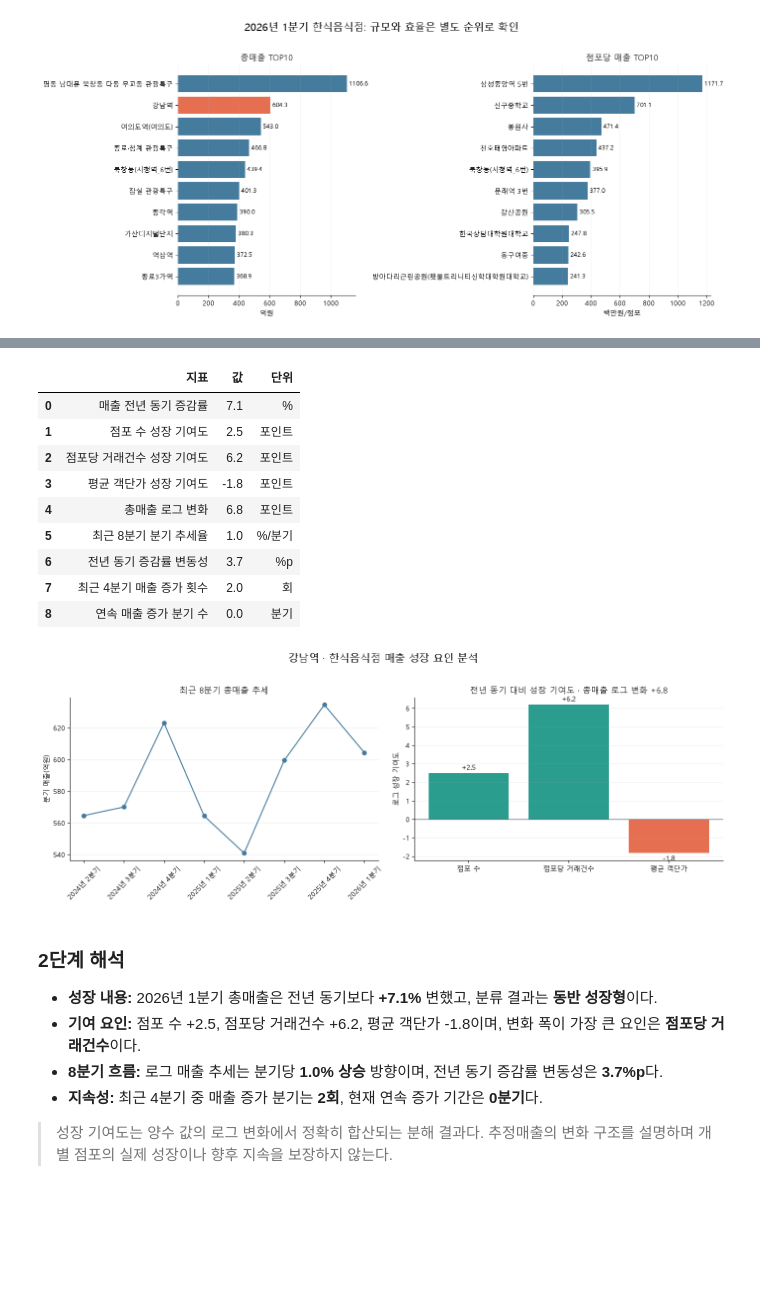
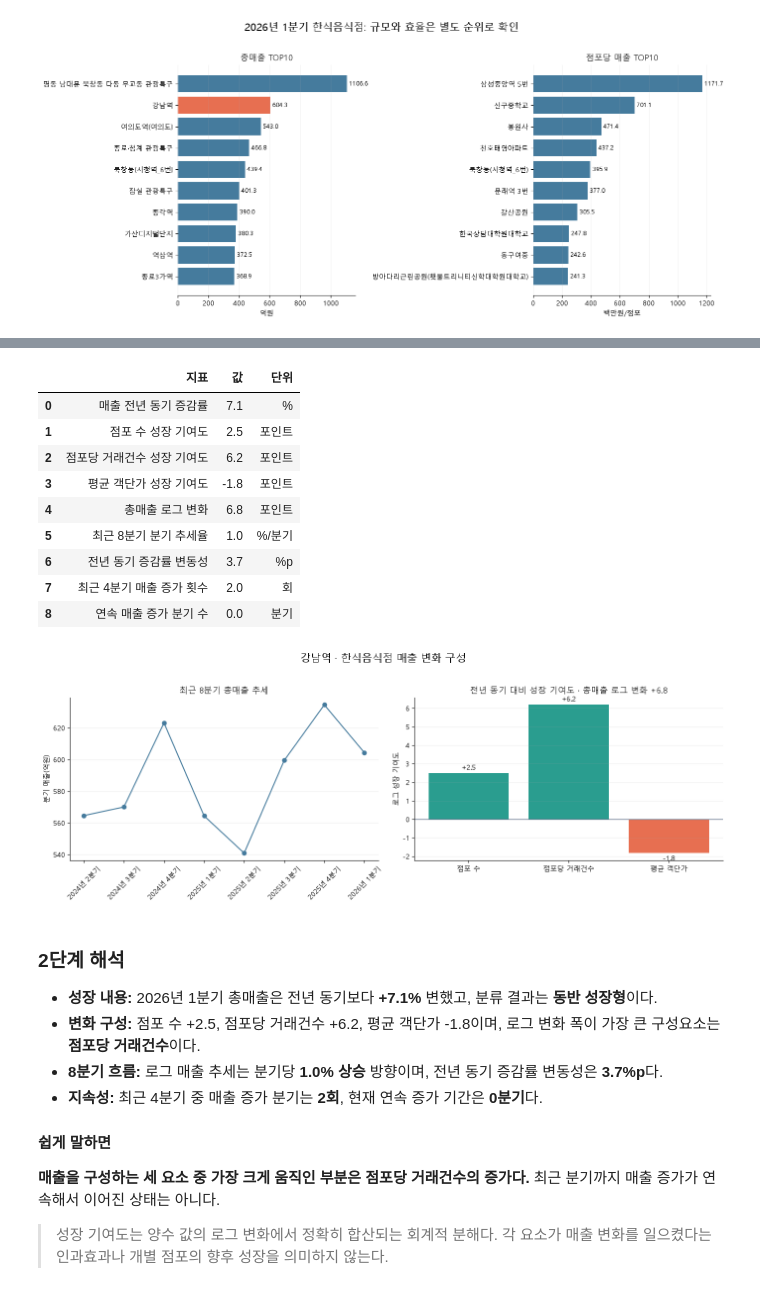
Before and after one commit to scksh/seoul_commerce, a Jupyter notebook: analysis/analysis.ipynb, the cells around one changed output, grey strips where cells are left out. Drawn from its saved outputs; the diff is of its cells as text; code cells hidden in the pictures; blank space fills up the shorter version.

```diff
--- a/analysis/analysis.ipynb
+++ b/analysis/analysis.ipynb
@@ -388,15 +539,18 @@ trend_slope = np.polyfit(np.arange(len(trend_df)), np.log(trend_df["분기_매
 quarterly_trend_rate = 100 * np.expm1(trend_slope)
 yoy_volatility = trend_df["매출_전년동기_증감률"].std(ddof=0)
 # %%
-numeric_result_df = pd.DataFrame([
+numeric_rows = [
     ("매출 전년 동기 증감률", current_row["매출_전년동기_증감률"], "%"),
-    *[(f"{label} 성장 기여도", value, "포인트") for label, value in zip(factor_labels, log_contributions)],
+    ("점포 수 성장 기여도", store_contribution, "포인트"),
+    ("점포당 거래건수 성장 기여도", transaction_contribution, "포인트"),
+    ("평균 객단가 성장 기여도", ticket_contribution, "포인트"),
     ("총매출 로그 변화", total_log_change, "포인트"),
     ("최근 8분기 분기 추세율", quarterly_trend_rate, "%/분기"),
     ("전년 동기 증감률 변동성", yoy_volatility, "%p"),
     ("최근 4분기 매출 증가 횟수", current_row["최근_4분기_매출_증가_횟수"], "회"),
     ("연속 매출 증가 분기 수", current_row["연속_매출_증가_분기_수"], "분기"),
-], columns=["지표", "값", "단위"])
+]
+numeric_result_df = pd.DataFrame(numeric_rows, columns=["지표", "값", "단위"])
 display(numeric_result_df.style.format({"값": "{:,.1f}"}))
 
 fig, axes = plt.subplots(1, 2, figsize=(14, 5))
@@ -404,8 +558,10 @@ axes[0].plot(trend_df["분기_표시"], trend_df["분기_매출_금액"] / 100_0
 axes[0].set(title="최근 8분기 총매출 추세", ylabel="분기 매출(억원)")
 axes[0].tick_params(axis="x", rotation=45)
 
-colors = np.where(contribution_df["로그 성장 기여도"].ge(0), "#2A9D8F", "#E76F51")
-bars = axes[1].bar(contribution_df["성장 요인"], contribution_df["로그 성장 기여도"], color=colors)
+colors = []
+for value in contribution_df["로그 성장 기여도"]:
+    colors.append("#2A9D8F" if value >= 0 else "#E76F51")
+bars = axes[1].bar(contribution_df["구성 요소"], contribution_df["로그 성장 기여도"], color=colors)
 axes[1].bar_label(bars, fmt="%+.1f", padding=3)
 axes[1].axhline(0, color="#64748B", linewidth=1)
 axes[1].set(
@@ -414,48 +570,61 @@ axes[1].set(
 )
 for ax in axes:
     ax.grid(axis="y", alpha=0.2)
     ax.spines[["top", "right"]].set_visible(False)
 
-fig.suptitle(f"{selected_trade_area} · {selected_industry} 매출 성장 요인 분석", fontsize=15, y=1.03)
+fig.suptitle(f"{selected_trade_area} · {selected_industry} 매출 변화 구성", fontsize=15, y=1.03)
 fig.tight_layout()
 plt.show()
 
 sales_yoy_rate = current_row["매출_전년동기_증감률"]
 recent_growth_count = int(current_row["최근_4분기_매출_증가_횟수"])
 consecutive_growth_quarters = int(current_row["연속_매출_증가_분기_수"])
-main_driver = contribution_df.loc[contribution_df["로그 성장 기여도"].abs().idxmax(), "성장 요인"]
-contribution_text = ", ".join(
-    f"{row['성장 요인']} {row['로그 성장 기여도']:+.1f}"
-    for _, row in contribution_df.iterrows()
-)
+largest_component_row = contribution_df.loc[contribution_df["로그 성장 기여도"].abs().idxmax()]
+largest_component = largest_component_row["구성 요소"]
+largest_component_direction = "증가" if largest_component_row["로그 성장 기여도"] >= 0 else "감소"
+contribution_parts = []
+for _, row in contribution_df.iterrows():
+    text = f"{row['구성 요소']} {row['로그 성장 기여도']:+.1f}"
+    contribution_parts.append(text)
+contribution_text = ", ".join(contribution_parts)
 trend_direction = "상승" if quarterly_trend_rate >= 0 else "하락"
+if consecutive_growth_quarters > 0:
+    continuity_summary = f"최근 {consecutive_growth_quarters}분기 연속으로 매출이 늘었다."
+else:
+    continuity_summary = "최근 분기까지 매출 증가가 연속해서 이어진 상태는 아니다."
 display(Markdown(
     f"""### 2단계 해석
 - **성장 내용:** {reference_period_label} 총매출은 전년 동기보다 **{sales_yoy_rate:+.1f}%** 변했고, 분류 결과는 **{growth_type}**이다.
-- **기여 요인:** {contribution_text}이며, 변화 폭이 가장 큰 요인은 **{main_driver}**이다.
+- **변화 구성:** {contribution_text}이며, 로그 변화 폭이 가장 큰 구성요소는 **{largest_component}**이다.
 - **8분기 흐름:** 로그 매출 추세는 분기당 **{abs(quarterly_trend_rate):.1f}% {trend_direction}** 방향이며, 전년 동기 증감률 변동성은 **{yoy_volatility:.1f}%p**다.
 - **지속성:** 최근 4분기 중 매출 증가 분기는 **{recent_growth_count}회**, 현재 연속 증가 기간은 **{consecutive_growth_quarters}분기**다.
 
-> 성장 기여도는 양수 값의 로그 변화에서 정확히 합산되는 분해 결과다. 추정매출의 변화 구조를 설명하며 개별 점포의 실제 성장이나 향후 지속을 보장하지 않는다."""
+#### 쉽게 말하면
+**매출을 구성하는 세 요소 중 가장 크게 움직인 부분은 {largest_component}의 {largest_component_direction}다.** {continuity_summary}
+
+> 성장 기여도는 양수 값의 로그 변화에서 정확히 합산되는 회계적 분해다. 각 요소가 매출 변화를 일으켰다는 인과효과나 개별 점포의 향후 성장을 의미하지 않는다."""
 ))
 # %% [output]
 |  | 지표 | 값 | 단위 |
 | 0 | 매출 전년 동기 증감률 | 7.1 | % |
 | 1 | 점포 수 성장 기여도 | 2.5 | 포인트 |
 | 2 | 점포당 거래건수 성장 기여도 | 6.2 | 포인트 |
 | 3 | 평균 객단가 성장 기여도 | -1.8 | 포인트 |
 | 4 | 총매출 로그 변화 | 6.8 | 포인트 |
 | 5 | 최근 8분기 분기 추세율 | 1.0 | %/분기 |
 | 6 | 전년 동기 증감률 변동성 | 3.7 | %p |
 | 7 | 최근 4분기 매출 증가 횟수 | 2.0 | 회 |
 | 8 | 연속 매출 증가 분기 수 | 0.0 | 분기 |
-[figure, old version]
+[figure, new version]
 ### 2단계 해석
 - **성장 내용:** 2026년 1분기 총매출은 전년 동기보다 **+7.1%** 변했고, 분류 결과는 **동반 성장형**이다.
-- **기여 요인:** 점포 수 +2.5, 점포당 거래건수 +6.2, 평균 객단가 -1.8이며, 변화 폭이 가장 큰 요인은 **점포당 거래건수**이다.
+- **변화 구성:** 점포 수 +2.5, 점포당 거래건수 +6.2, 평균 객단가 -1.8이며, 로그 변화 폭이 가장 큰 구성요소는 **점포당 거래건수**이다.
 - **8분기 흐름:** 로그 매출 추세는 분기당 **1.0% 상승** 방향이며, 전년 동기 증감률 변동성은 **3.7%p**다.
 - **지속성:** 최근 4분기 중 매출 증가 분기는 **2회**, 현재 연속 증가 기간은 **0분기**다.
 
-> 성장 기여도는 양수 값의 로그 변화에서 정확히 합산되는 분해 결과다. 추정매출의 변화 구조를 설명하며 개별 점포의 실제 성장이나 향후 지속을 보장하지 않는다.
+#### 쉽게 말하면
+**매출을 구성하는 세 요소 중 가장 크게 움직인 부분은 점포당 거래건수의 증가다.** 최근 분기까지 매출 증가가 연속해서 이어진 상태는 아니다.
+
+> 성장 기여도는 양수 값의 로그 변화에서 정확히 합산되는 회계적 분해다. 각 요소가 매출 변화를 일으켰다는 인과효과나 개별 점포의 향후 성장을 의미하지 않는다.
 # %% [markdown]
 # 서울 상권 분석 3단계: 방문과 소비 구성 비교
```
Also changed, not shown: parts of 25 cells of this notebook, 9 other files.
